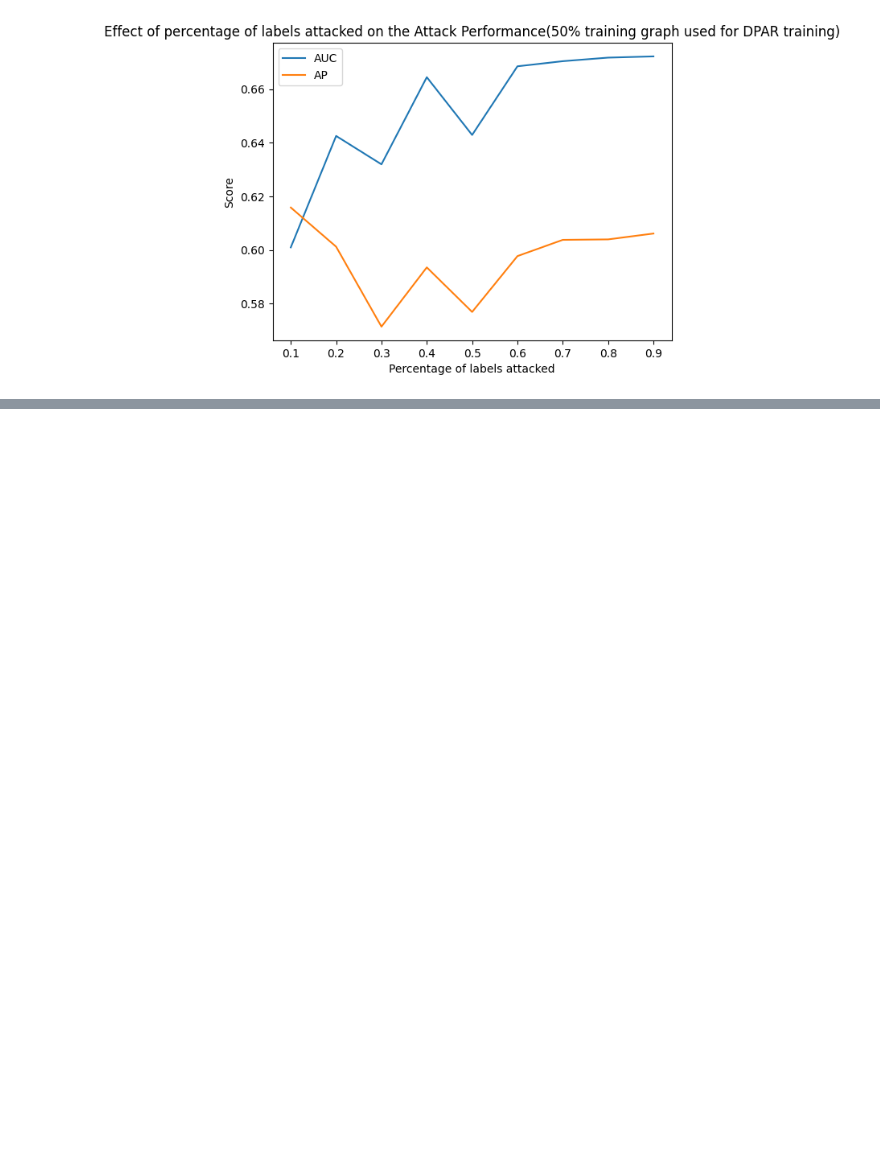
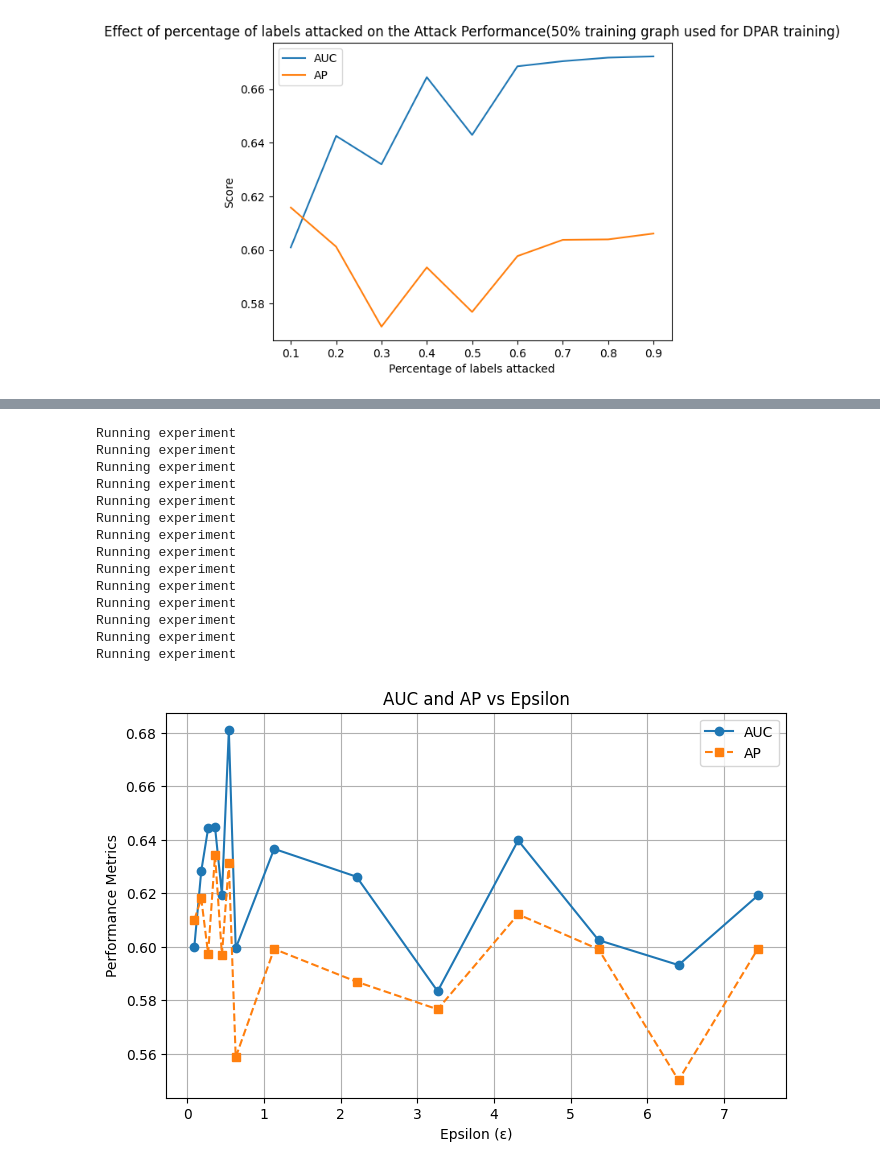
Before and after one commit to Abhinav-Khot/Privacy-Attacks-on-GNNs, a Jupyter notebook: testing.ipynb, the cells around one changed output, grey strips where cells are left out. Saved outputs shown, nothing was run; the diff lists cells and outputs as text; code cells hidden in the pictures; blank space fills up the shorter version.

```diff
--- a/testing.ipynb
+++ b/testing.ipynb
@@ -176,0 +159,50 @@ plt.show()
+# %%
+results3 = []
+for i in params:
+    auc, ap = run_experiment(i, 'train_adj&train_attrcora_ml.npz', 0.1)
+    results3.append([i, auc, ap])
+
+
+epsilon_values = []
+auc_values = []
+ap_values = []
+
+for result in results3:
+    filename, auc, ap = result
+    match = re.search(r'eps([\d\.]+)pct', filename)
+    if match:
+        epsilon = float(match.group(1))
+        epsilon_values.append(epsilon)
+        auc_values.append(auc)
+        ap_values.append(ap)
+
+# Plot AUC and AP against epsilon values
+plt.figure(figsize=(8, 5))
+plt.plot(epsilon_values, auc_values, marker='o', linestyle='-', label="AUC")
+plt.plot(epsilon_values, ap_values, marker='s', linestyle='--', label="AP")
+
+# Labels and title
+plt.xlabel("Epsilon (ε)")
+plt.ylabel("Performance Metrics")
+plt.title("AUC and AP vs Epsilon")
+plt.legend()
+plt.grid(True)
+
+# Show the plot
+plt.show()
+# %% [output]
+Running experiment
+Running experiment
+Running experiment
+Running experiment
+Running experiment
+Running experiment
+Running experiment
+Running experiment
+Running experiment
+Running experiment
+Running experiment
+Running experiment
+Running experiment
+Running experiment
+[figure, added]
```
Also changed, not shown: parts of 7 cells of this notebook, 20 other files.
